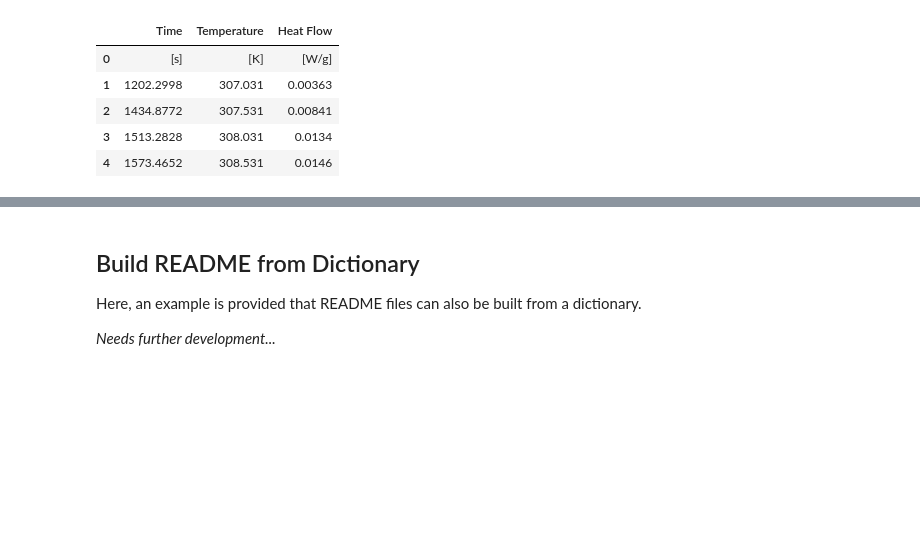
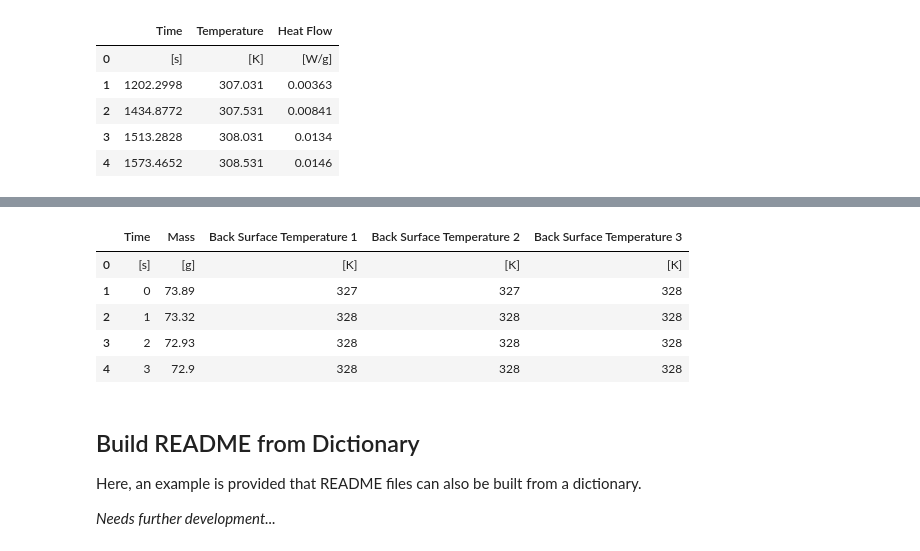
Before and after one commit to TristanHehnen/matl-db, a Jupyter notebook: Utilities/ExpInfoConstruction.ipynb, the cells around one changed output, grey strips where cells are left out. Cells and saved outputs as stored; diff of their text form; code cells hidden in the pictures; blank space fills up the shorter version.

Commit message:
Updated ExperimentInformation and its construction notebook to include the gasification tests.

```diff
--- a/Utilities/ExpInfoConstruction.ipynb
+++ b/Utilities/ExpInfoConstruction.ipynb
@@ -382,3 +485,18 @@ KeyError: 'NIST_Cone_25KW_2'
+# %%
+# Another example, reading Gasification data:
+
+# Get path of a CSV file containing data series of a Cone Calorimeter experiment.
+file_name = exp_info.matl_db_info['Gasification']['Aalto']['Aalto_Gasification_65kW_2']['path']
+
+# Read file as a Pandas DataFrame and show the first five lines.
+pd.read_csv(os.path.join(macfp_matl_root, file_name)).head()
+# %% [output]
+|  | Time | Mass | Back Surface Temperature 1 | Back Surface Temperature 2 | Back Surface Temperature 3 |
+| 0 | [s] | [g] | [K] | [K] | [K] |
+| 1 | 0 | 73.89 | 327 | 327 | 328 |
+| 2 | 1 | 73.32 | 328 | 328 | 328 |
+| 3 | 2 | 72.93 | 328 | 328 | 328 |
+| 4 | 3 | 72.9 | 328 | 328 | 328 |
 # %% [markdown]
 ## Build README from Dictionary
 Here, an example is provided that README files can also be built from a dictionary.
```
Also changed, not shown: parts of 13 cells of this notebook, 1 other file.
